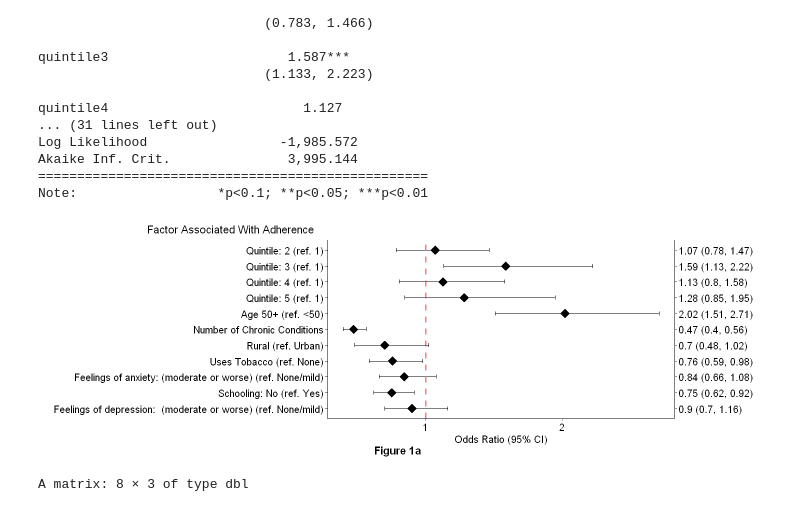
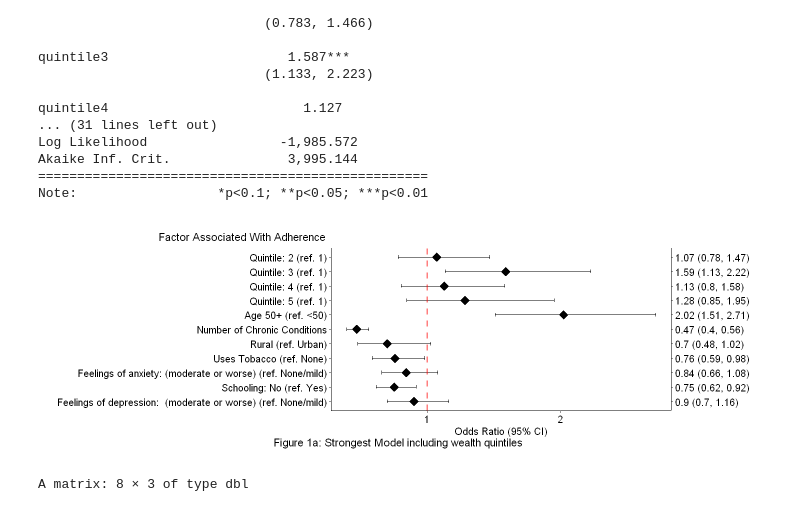
Before and after one commit to KGrewal1/SAGE2Adherence, a Jupyter notebook: SAGE2Adherence.ipynb, the cells around one changed output. Saved outputs shown, nothing was run; the diff lists cells and outputs as text; code cells hidden in the pictures.

```diff
--- a/SAGE2Adherence.ipynb
+++ b/SAGE2Adherence.ipynb
@@ -1249,35 +1253,39 @@ dat <- data.frame(
 # %%
 plot2 <- ggplot(dat, aes(y = Index, x = OR)) +
   theme(aspect.ratio = 10) +
   geom_point(shape = 18, size = 5) +
   geom_errorbarh(aes(xmin = LL, xmax = UL), height = 0.25) +
   geom_vline(xintercept = 1, color = "red", linetype = "dashed", cex = 1, alpha = 0.5) +
   scale_y_continuous(name = " ", breaks=1:length(OR), labels = dat$label, trans = "reverse",
         sec.axis = sec_axis(~.,
                     breaks = 1:length(OR),
                     labels = paste(round(OR, 2),
                         " (",round(LL, 2),
                          ", ", round(UL,2), ")", sep = ""  ))) +
   xlab("Odds Ratio (95% CI)") +
   ylab(" ") +
   ggtitle("Factor Associated With Adherence") +
-  labs(tag = "Figure 1a") +
+  labs(tag = "Figure 1a: Strongest Model including wealth quintiles") +
   theme_bw() +
   theme(plot.title = element_text(hjust = -1),
         plot.tag.position = "bottom",
-        plot.tag = element_text(face = "bold", size = 13),
+        plot.tag = element_text(face = "plain", size = 13),
         panel.border = element_blank(),
         panel.background = element_blank(),
         panel.grid.major = element_blank(),
         panel.grid.minor = element_blank(),
         axis.line = element_line(colour = "black"),
         axis.text.y = element_text(size = 12, colour = "black"),
         axis.text.x.bottom = element_text(size = 12, colour = "black"),
-        axis.title.x = element_text(size = 12, colour = "black"))
+        axis.title.x = element_text(size = 12, colour = "black"),
+        plot.margin = margin(t = 15,  # Top margin
+                             r = 10,  # Right margin
+                             b = 15,  # Bottom margin
+                             l = 10)) # Left marg
 plot2
 ggsave(file="Figures/ForestPlotWeighted2.jpg", width=12, height=4, dpi=600)
 # %% [output]
-[figure, old version]
+[figure, new version]
 # %%
 car::vif(logit2)
 # %% [output]
```
Also changed, not shown: parts of 2 cells of this notebook, 1 other file.
